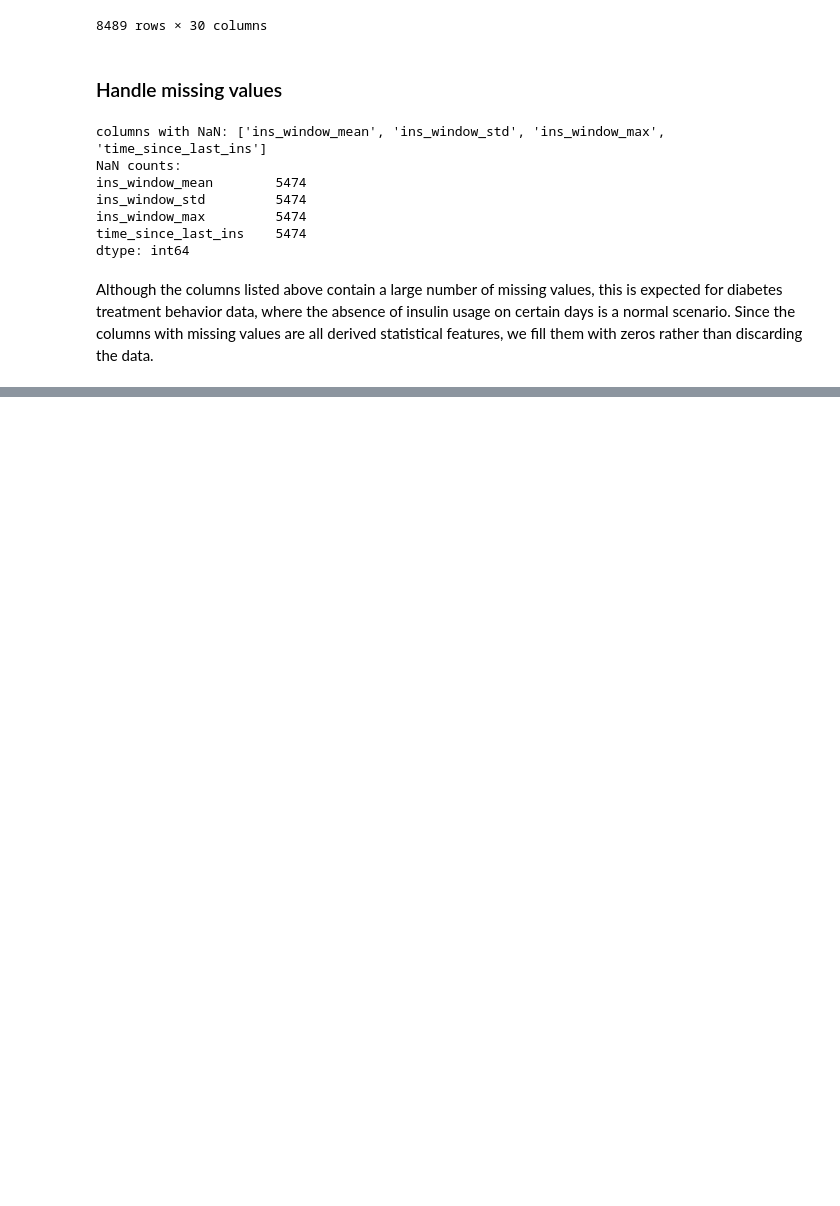
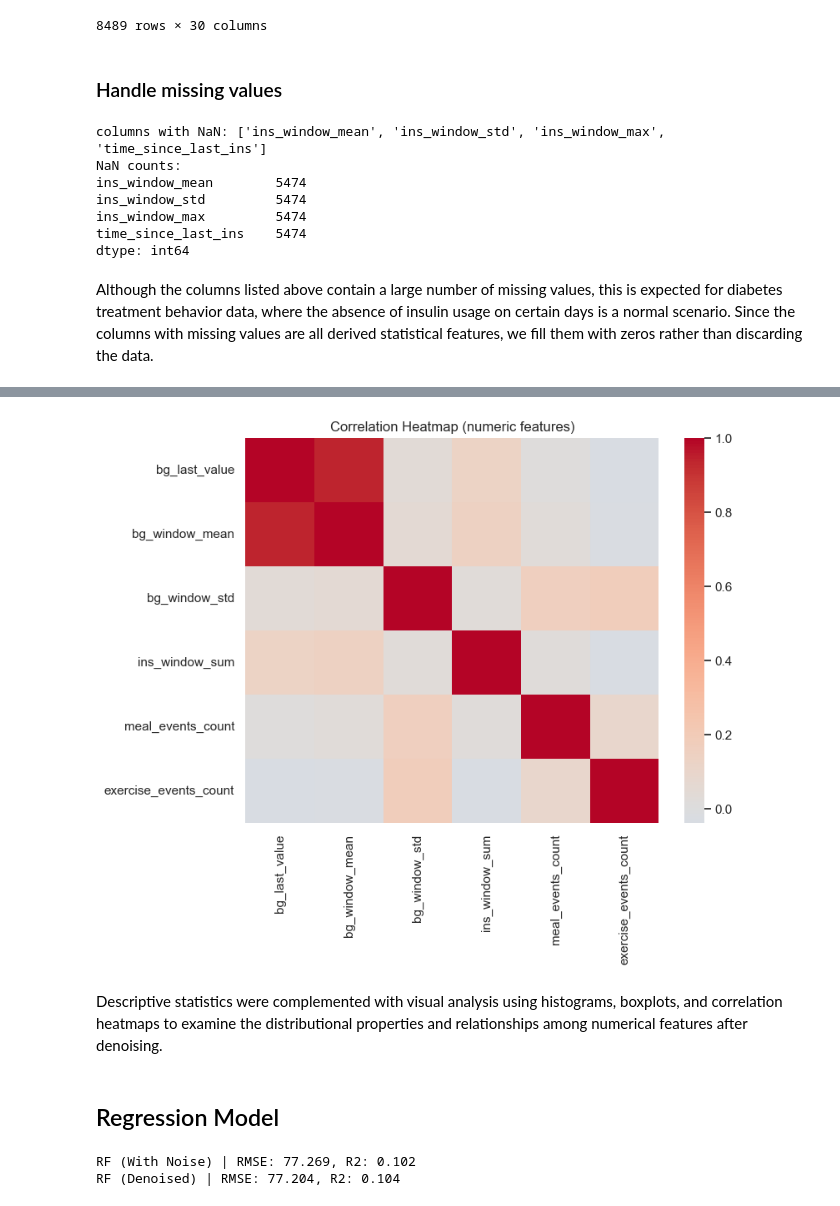
Before and after one commit to SakigamiYang/srh-stat-and-ml-exam, a Jupyter notebook: notebooks/supervised_learning.ipynb, the cells around one changed output, grey strips where cells are left out. Drawn from its saved outputs; the diff is of its cells as text; code cells hidden in the pictures; blank space fills up the shorter version.

```diff
--- a/notebooks/supervised_learning.ipynb
+++ b/notebooks/supervised_learning.ipynb
@@ -104,0 +229,22 @@ Although the columns listed above contain a large number of missing values, this
+# %%
+# Correlation heatmap
+num_df = df_train_denoised.select_dtypes(include="number")
+cols = [
+    "bg_last_value",
+    "bg_window_mean",
+    "bg_window_std",
+    "ins_window_sum",
+    "meal_events_count",
+    "exercise_events_count",
+]
+
+plt.figure(figsize=(8, 6))
+sns.heatmap(num_df[cols].corr(), cmap="coolwarm", center=0)
+plt.title("Correlation Heatmap (numeric features)")
+plt.show()
+# %% [output]
+[figure, added]
+# %% [markdown]
+Descriptive statistics were complemented with visual analysis using histograms, boxplots, and correlation heatmaps to examine the distributional properties and relationships among numerical features after denoising.
+# %% [markdown]
+## Regression Model
@@ -104,0 +329,6 @@ Although the columns listed above contain a large number of missing values, this
+# %%
+pipe_noise, y_val, y_pred_noise = train_and_evaluate(df_train_with_noise, df_val, name="RF (With Noise)")
+pipe_denoised, _, y_pred_denoised = train_and_evaluate(df_train_denoised, df_val, name="RF (Denoised)")
+# %% [output]
+RF (With Noise) | RMSE: 77.269, R2: 0.102
+RF (Denoised) | RMSE: 77.204, R2: 0.104
```
Also changed, not shown: parts of 22 cells of this notebook, 1 other file.
